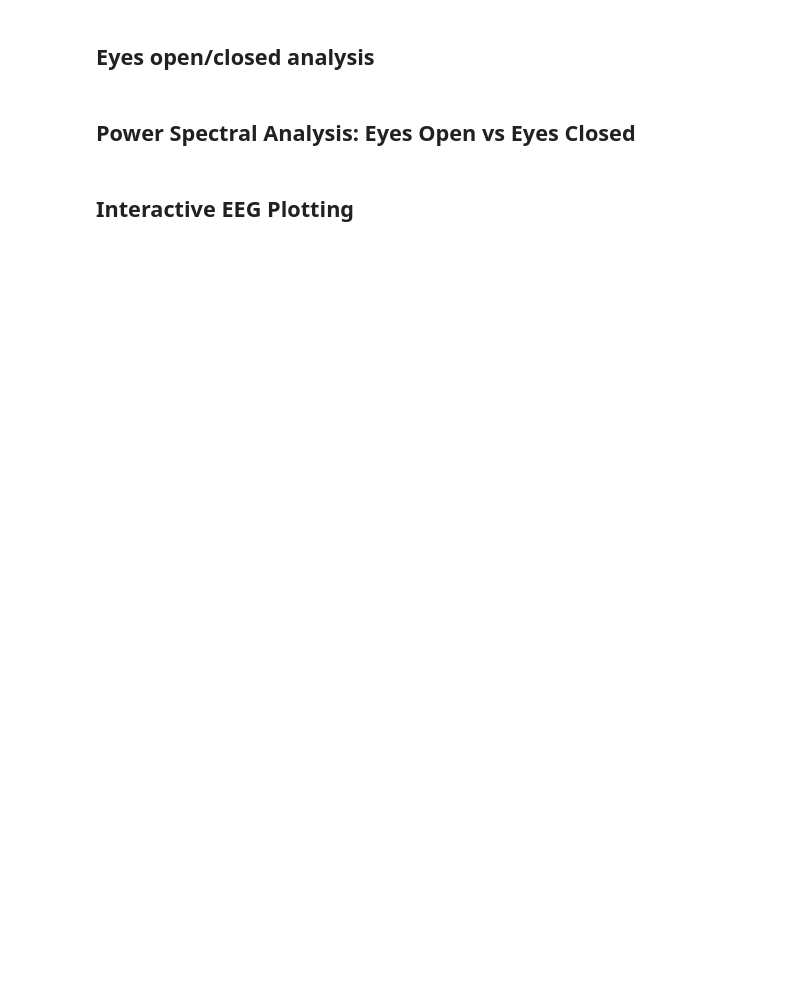
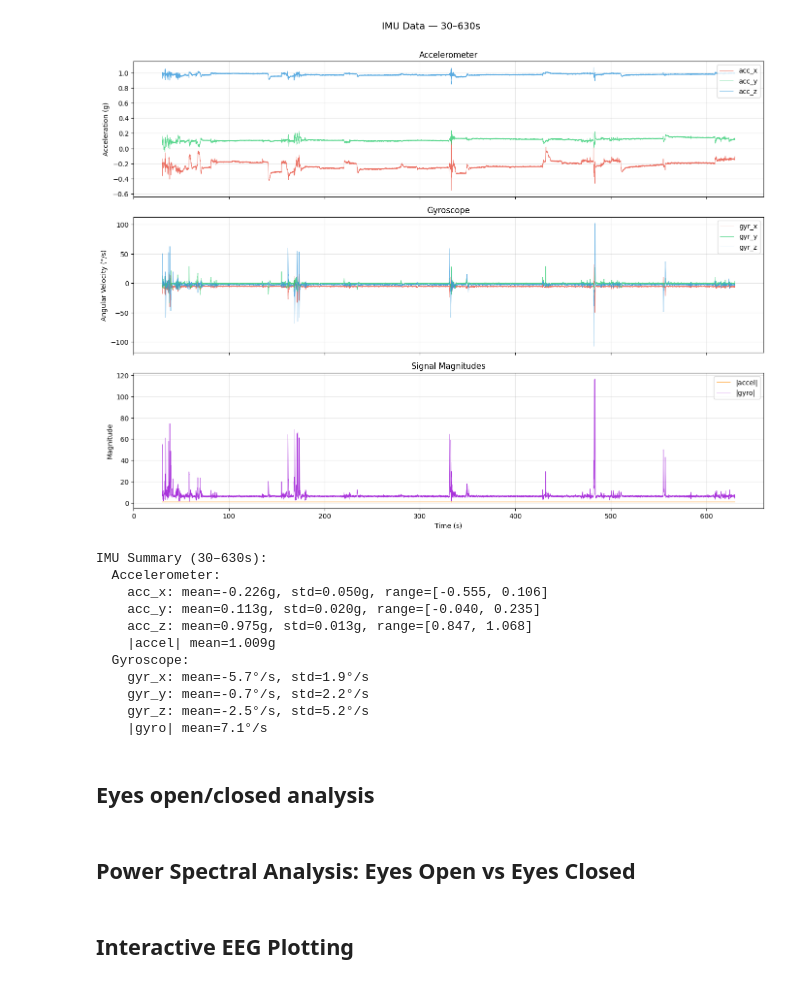
Before and after one commit to soundtrip-health/eeg-recorder, a Jupyter notebook: analysis/eeg_edf.ipynb, the cells around one changed output. Drawn from its saved outputs; the diff is of its cells as text; code cells hidden in the pictures; blank space fills up the shorter version.

```diff
--- a/analysis/eeg_edf.ipynb
+++ b/analysis/eeg_edf.ipynb
@@ -48,3 +118,19 @@ fig.savefig("bob.png")
+# %%
+imufig = plot_imu(motion_df, time_window=tw)
+imufig.savefig(f"{sub}_imu.png")
+# %% [output]
+[figure, added]
+IMU Summary (30–630s):
+  Accelerometer:
+    acc_x: mean=-0.226g, std=0.050g, range=[-0.555, 0.106]
+    acc_y: mean=0.113g, std=0.020g, range=[-0.040, 0.235]
+    acc_z: mean=0.975g, std=0.013g, range=[0.847, 1.068]
+    |accel| mean=1.009g
+  Gyroscope:
+    gyr_x: mean=-5.7°/s, std=1.9°/s
+    gyr_y: mean=-0.7°/s, std=2.2°/s
+    gyr_z: mean=-2.5°/s, std=5.2°/s
+    |gyro| mean=7.1°/s
 # %% [markdown]
 ## Eyes open/closed analysis
 # %%
```
Also changed, not shown: parts of 9 cells of this notebook, 22 other files.
